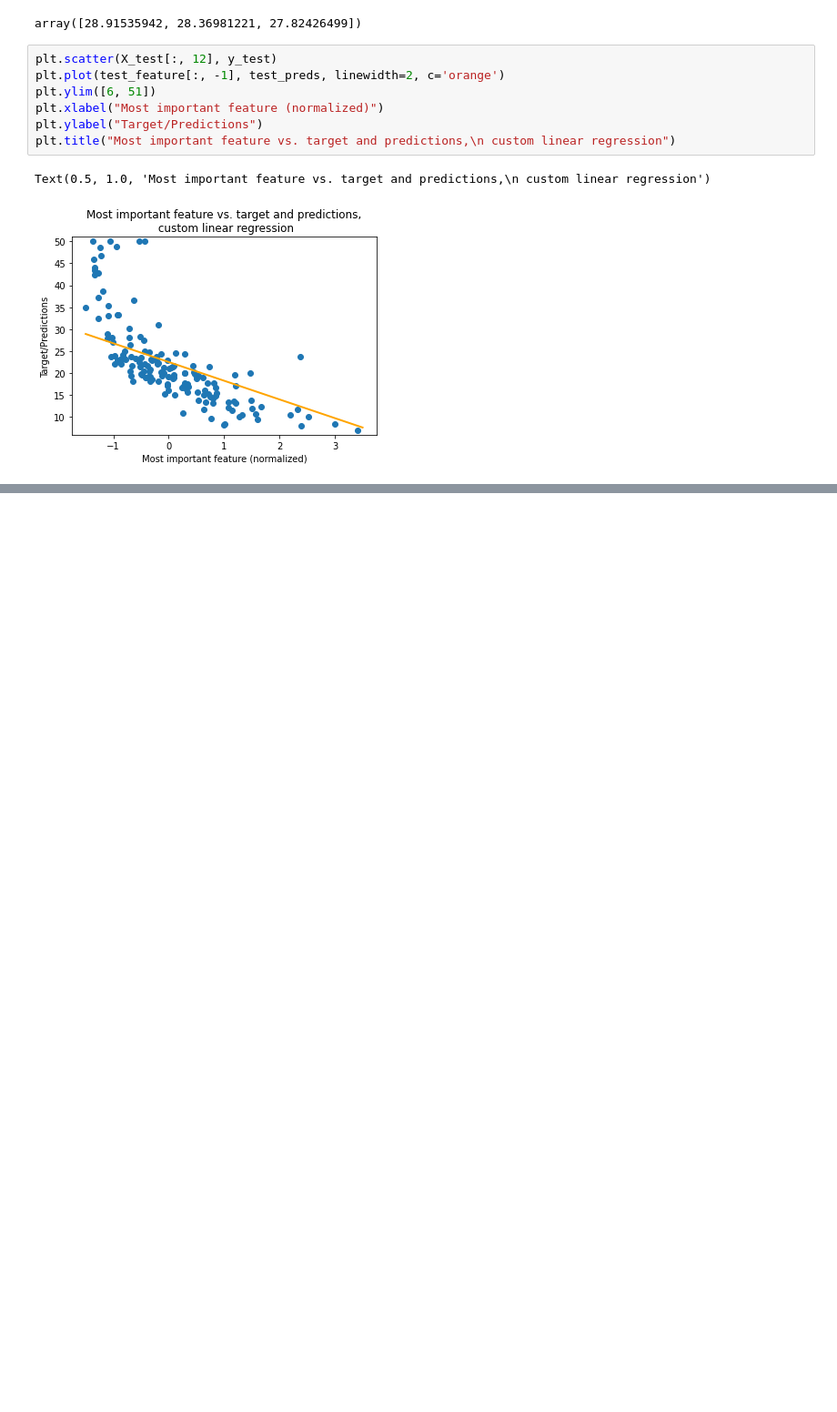
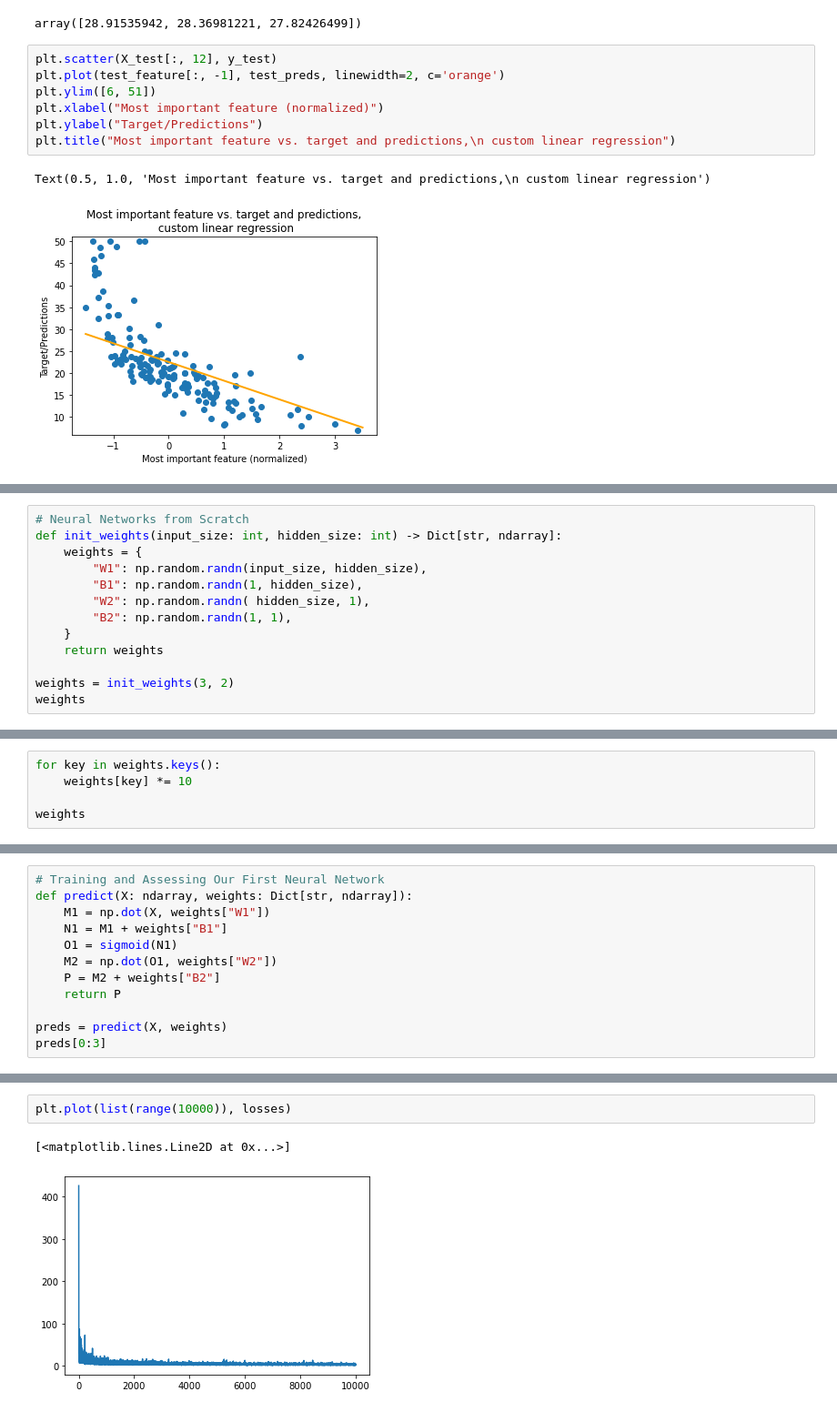
Before and after one commit to mcorne/test-python, a Jupyter notebook: dlfs/2-fundamentals.ipynb, the cells around one changed output, grey strips where cells are left out. Shown: that part at 91% size. Saved outputs shown, nothing was run; the diff lists cells and outputs as text; blank space fills up the shorter version.

```diff
--- a/dlfs/2-fundamentals.ipynb
+++ b/dlfs/2-fundamentals.ipynb
@@ -401,0 +415,13 @@ Text(0.5, 1.0, 'Most important feature vs. target and predictions,\n custom line
+# %%
+# Neural Networks from Scratch
+def init_weights(input_size: int, hidden_size: int) -> Dict[str, ndarray]:
+    weights = {
+        "W1": np.random.randn(input_size, hidden_size),
+        "B1": np.random.randn(1, hidden_size),
+        "W2": np.random.randn( hidden_size, 1),
+        "B2": np.random.randn(1, 1),
+    }
+    return weights
+
+weights = init_weights(3, 2)
+weights
@@ -401,0 +436,5 @@ Text(0.5, 1.0, 'Most important feature vs. target and predictions,\n custom line
+# %%
+for key in weights.keys():
+    weights[key] *= 10
+
+weights
@@ -401,0 +589,12 @@ Text(0.5, 1.0, 'Most important feature vs. target and predictions,\n custom line
+# %%
+# Training and Assessing Our First Neural Network
+def predict(X: ndarray, weights: Dict[str, ndarray]):
+    M1 = np.dot(X, weights["W1"])
+    N1 = M1 + weights["B1"]
+    O1 = sigmoid(N1)
+    M2 = np.dot(O1, weights["W2"])
+    P = M2 + weights["B2"]
+    return P
+
+preds = predict(X, weights)
+preds[0:3]
@@ -401,0 +668,5 @@ Text(0.5, 1.0, 'Most important feature vs. target and predictions,\n custom line
+# %%
+plt.plot(list(range(10000)), losses)
+# %% [output]
+[<matplotlib.lines.Line2D at 0x...>]
+[figure, added]
```
Also changed, not shown: parts of 30 cells of this notebook.
